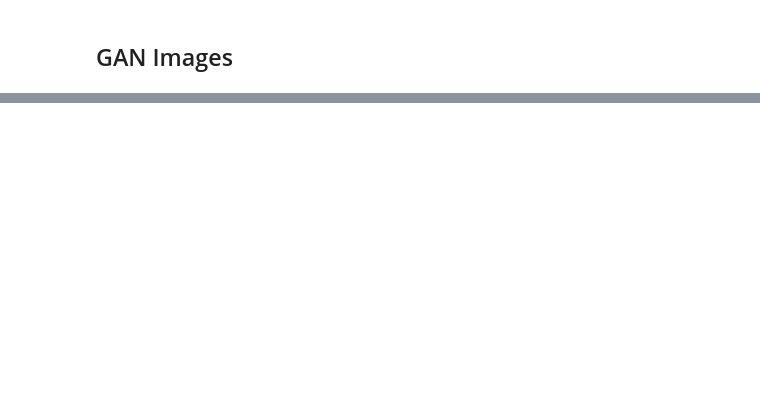
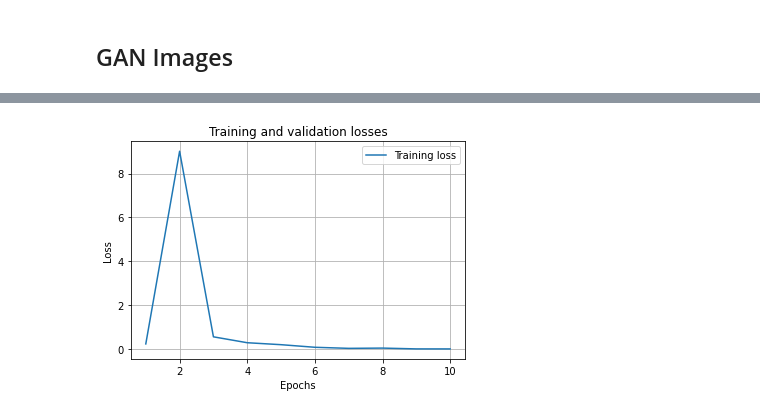
Before and after one commit to joaomsimoes/PPAI, a Jupyter notebook: classification_CrossEntropyLoss.ipynb, the cells around one changed output, grey strips where cells are left out. Cells and saved outputs as stored; diff of their text form; code cells hidden in the pictures; blank space fills up the shorter version.

```diff
--- a/classification_CrossEntropyLoss.ipynb
+++ b/classification_CrossEntropyLoss.ipynb
@@ -242,7 +261,7 @@ model, loss_fn, optimizer = get_model()
 train_losses, train_accuracies = [], []
 val_losses, val_accuracies = [], []
 
-num_epochs = 20
+num_epochs = 10
 
 for epoch in range(num_epochs):
     print(epoch)
@@ -262,16 +281,18 @@ for epoch in range(num_epochs):
         is_correct = accuracy(x, y, model)
         train_epoch_accuracies.extend(is_correct)
 
+    train_epoch_accuracy = np.mean(train_epoch_accuracies)
+
     for ix, batch in enumerate(iter(test_dl)):
         x, y = batch
         val_is_correct = accuracy(x, y, model)
         val_epoch_accuracies.extend(val_is_correct)
+
     val_epoch_accuracy = np.mean(val_epoch_accuracies)
-
-    train_epoch_accuracy = np.mean(train_epoch_accuracies)
 
     train_losses.append(train_epoch_loss)
     train_accuracies.append(train_epoch_accuracy)
+    val_accuracies.append(val_epoch_accuracy)
 # %% [output]
 0
 1
@@ -278 +307,14 @@ for epoch in range(num_epochs):
+# %%
+epochs = np.arange(num_epochs)+1
+
+plt.plot(epochs, train_losses, label='Training loss')
+
+plt.title('Training and validation losses')
+plt.xlabel('Epochs')
+plt.ylabel('Loss')
+plt.legend()
+plt.grid('off')
+plt.show()
+# %% [output]
+[figure, added]
 # %%
```
Also changed, not shown: parts of 35 cells of this notebook, 2 other files.
